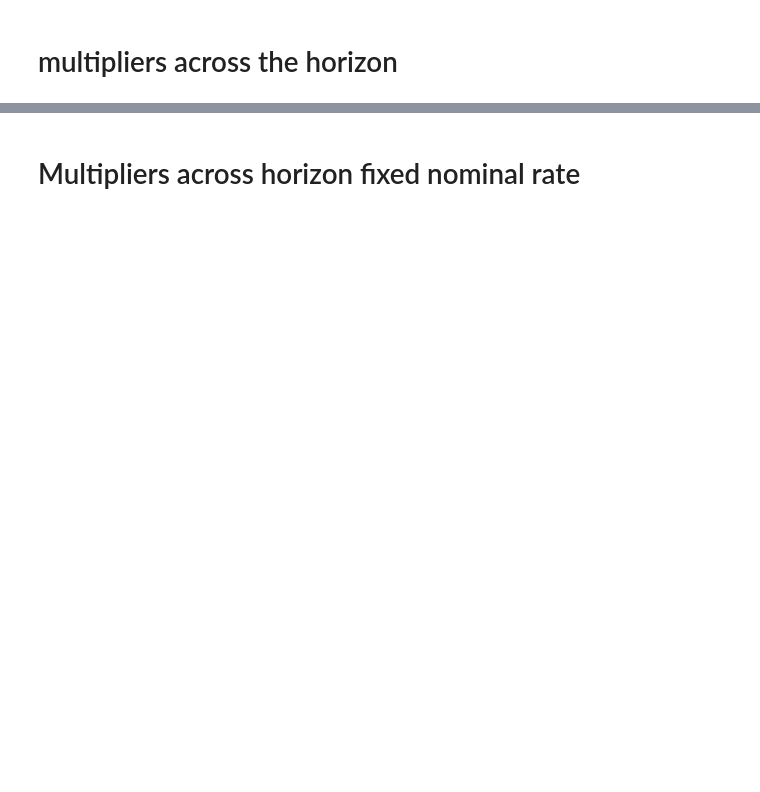
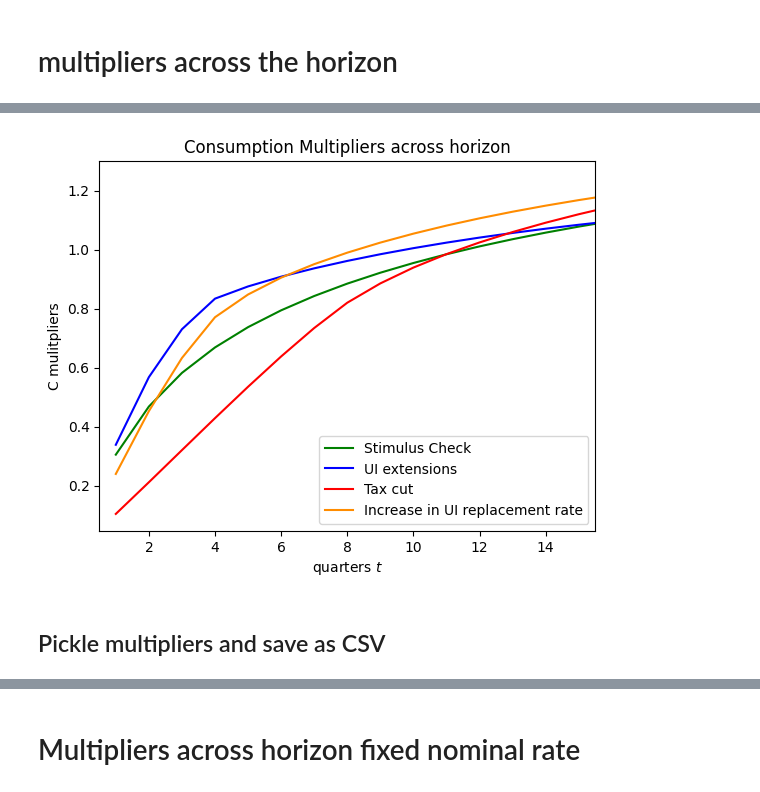
Before and after one commit to llorracc/HAFiscal-Latest, a Jupyter notebook: Code/HA-Models/FromPandemicCode/HA-Fiscal-HANK-SAM-clean.ipynb, the cells around one changed output, grey strips where cells are left out. Saved outputs shown, nothing was run; the diff lists cells and outputs as text; code cells hidden in the pictures; blank space fills up the shorter version.

```diff
--- a/Code/HA-Models/FromPandemicCode/HA-Fiscal-HANK-SAM-clean.ipynb
+++ b/Code/HA-Models/FromPandemicCode/HA-Fiscal-HANK-SAM-clean.ipynb
@@ -1241,0 +1279,19 @@ plt.show()
+# %%
+plt.plot(np.arange(horizon_length) +1,multipliers_transfers , label = 'Stimulus Check', color = 'green')
+plt.plot(np.arange(horizon_length) +1,multipliers_UI_extensions , label = 'UI extensions' , color = 'blue')
+plt.plot(np.arange(horizon_length) +1,multipliers_tax_cut , label = 'Tax cut', color = 'red')
+plt.plot(np.arange(horizon_length) +1,multipliers_UI_rr , label = 'Increase in UI replacement rate', color = 'darkorange')
+
+#plt.plot(np.arange(horizon_length) +1,multipliers_UI_extensions_no_anticipation , label = 'UI extensions (households never learn of UI extensions)')
+#plt.plot(np.arange(15) +1,multipliers_tax_cut , label = 'tax cut')
+
+plt.legend(loc = 'lower right')
+plt.ylabel('C mulitpliers')
+plt.xlabel('quarters $t$')
+plt.xlim(.5,15.5)
+plt.title('Consumption Multipliers across horizon')
+plt.show()
+# %% [output]
+[figure, added]
+# %% [markdown]
+## Pickle multipliers and save as CSV
```
Also changed, not shown: parts of 16 cells of this notebook, 3 other files.
